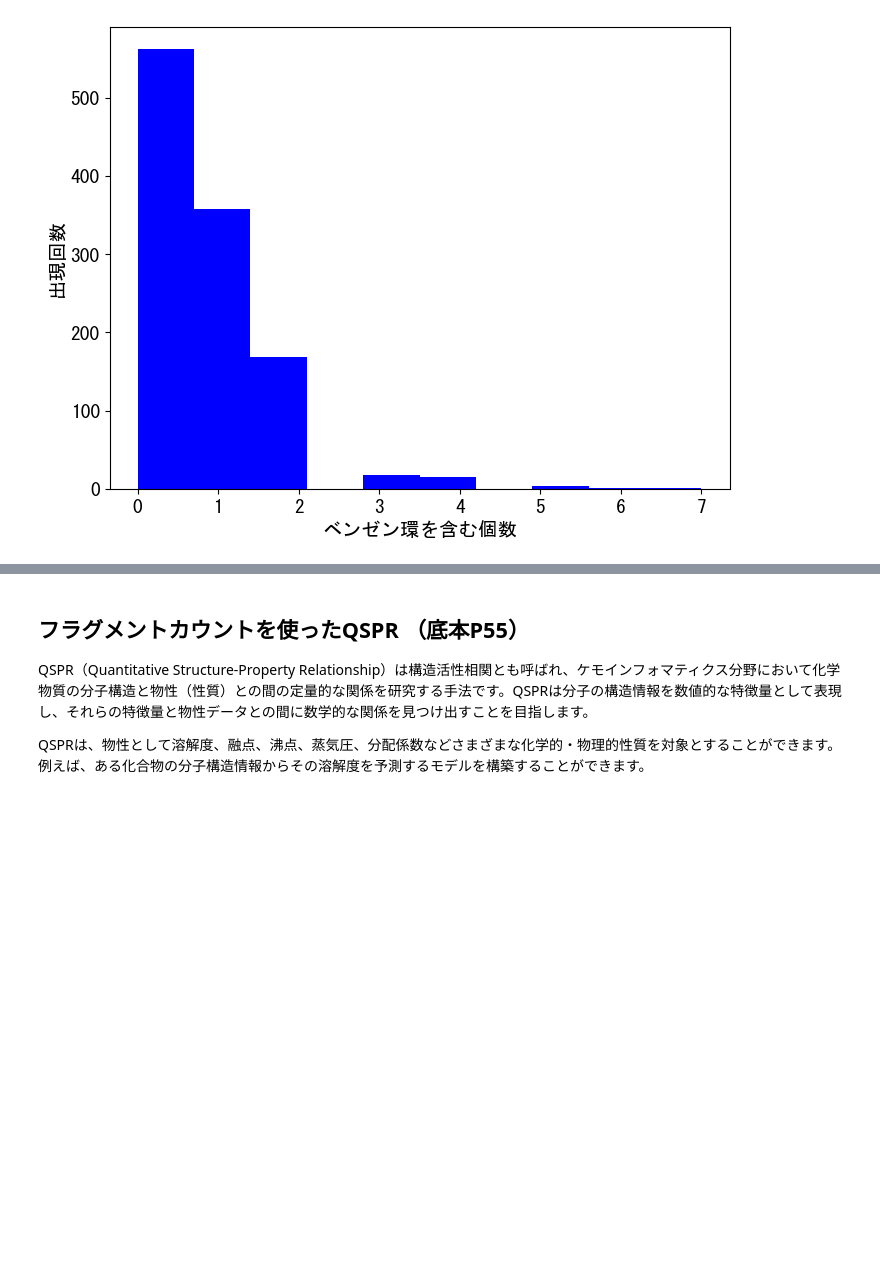
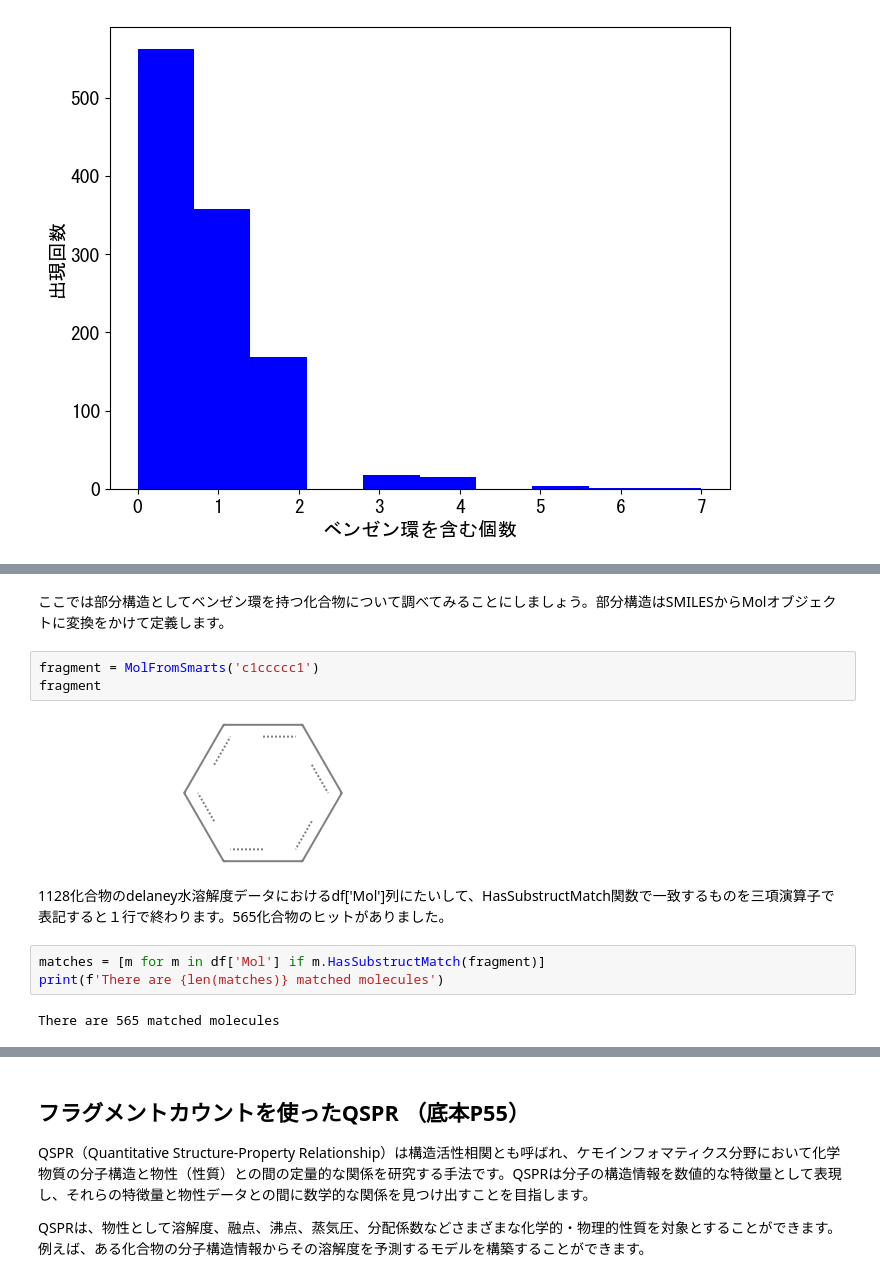
Before and after one commit to ARIM-Training/Training_python_4, a Jupyter notebook: 第4回_フラグメントカウントとQSER.ipynb, the cells around one changed output, grey strips where cells are left out. Saved outputs shown, nothing was run; the diff lists cells and outputs as text; blank space fills up the shorter version.

```diff
--- a/第4回_フラグメントカウントとQSER.ipynb
+++ b/第4回_フラグメントカウントとQSER.ipynb
@@ -158,0 +169,14 @@ plt.show()
+# %% [markdown]
+ここでは部分構造としてベンゼン環を持つ化合物について調べてみることにしましょう。部分構造はSMILESからMolオブジェクトに変換をかけて定義します。
+# %%
+fragment = MolFromSmarts('c1ccccc1')
+fragment
+# %% [output]
+[figure, added]
+# %% [markdown]
+1128化合物のdelaney水溶解度データにおけるdf['Mol']列にたいして、HasSubstructMatch関数で一致するものを三項演算子で表記すると１行で終わります。565化合物のヒットがありました。
+# %%
+matches = [m for m in df['Mol'] if m.HasSubstructMatch(fragment)]
+print(f'There are {len(matches)} matched molecules')
+# %% [output]
+There are 565 matched molecules
```
Also changed, not shown: parts of 7 cells of this notebook, 8 other files.
